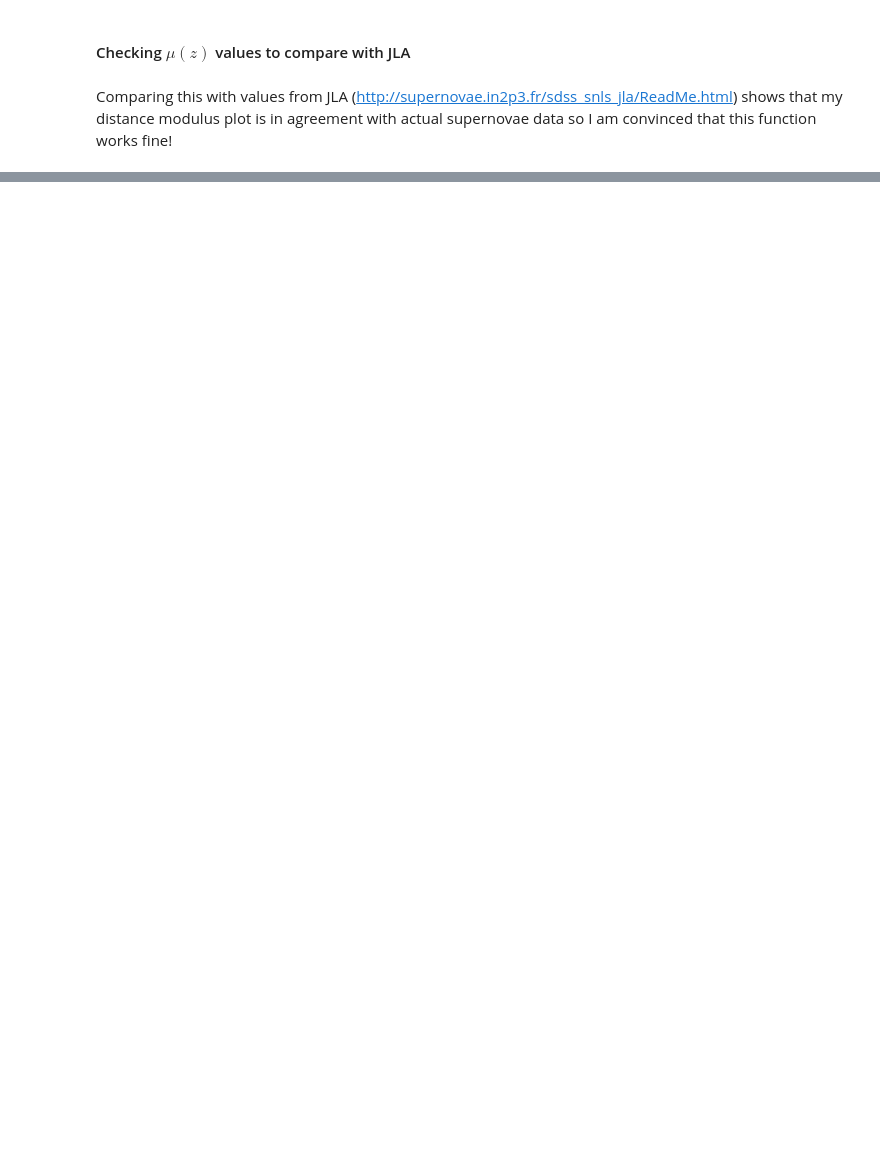
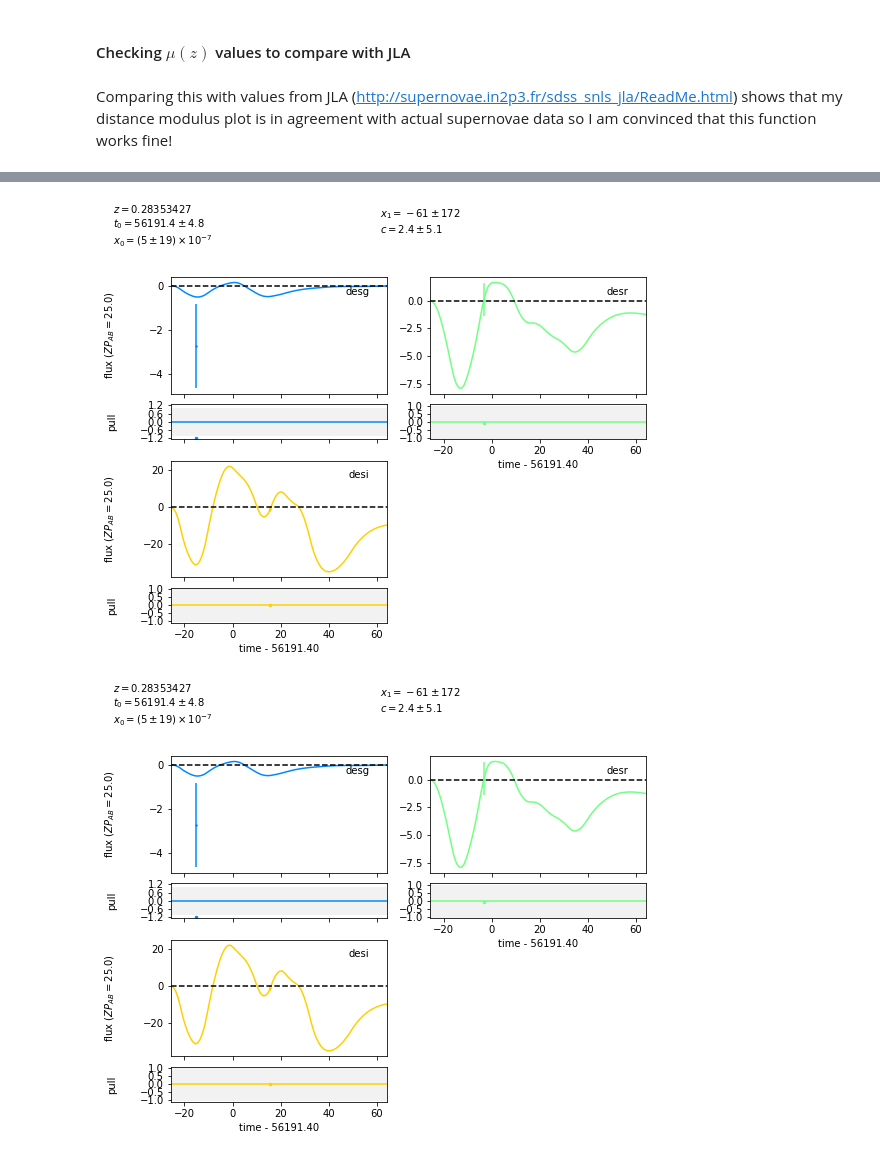
Before and after one commit to Andromedanita/vpec_sn_hack, a Jupyter notebook: Notebooks/sn_cosmo_renee_SNTable_SNe.ipynb, the cells around one changed output, grey strips where cells are left out. Drawn from its saved outputs; the diff is of its cells as text; code cells hidden in the pictures; blank space fills up the shorter version.

Commit message:
sncosmo fit_lc functions now runs with no errors but the results are wrong and errors are way too big

```diff
--- a/Notebooks/sn_cosmo_renee_SNTable_SNe.ipynb
+++ b/Notebooks/sn_cosmo_renee_SNTable_SNe.ipynb
@@ -230,3 +231,5 @@ print ("mu(z=0.4) = ", mu_kosowsky(0.4))
 print ("mu(z=0.6) = ", mu_kosowsky(0.6))
 # %% [markdown]
 Comparing this with values from JLA (http://supernovae.in2p3.fr/sdss_snls_jla/ReadMe.html) shows that my distance modulus plot is in agreement with actual supernovae data so I am convinced that this function works fine!
+# %%
+data1 = lcs
@@ -232,0 +248,18 @@ Comparing this with values from JLA (http://supernovae.in2p3.fr/sdss_snls_jla/Re
+# %%
+x0err = np.zeros(length)
+x1err = np.zeros(length)
+cerr  = np.zeros(length)
+t0err = np.zeros(length)
+counter = []
+
+for w in range(length):
+    try:
+        result, fitted_model = sncosmo.fit_lc(data1[w], model, ['t0', 'x0', 'x1', 'c'], minsnr = 0.01)
+        x0err[w] = result['errors']['x0']
+        x1err[w] = result['errors']['x1']
+        cerr[w]  = result['errors']['c']
+        t0err[w] = result['errors']['t0']
+        counter.append(w)
+    except:
+        print ("number = ", w)
+        pass
@@ -232,0 +346,7 @@ Comparing this with values from JLA (http://supernovae.in2p3.fr/sdss_snls_jla/Re
+# %%
+result, fitted_model = sncosmo.fit_lc(data1[0], model, ['t0', 'x0', 'x1', 'c'], minsnr = 0.5)
+# %%
+sncosmo.plot_lc(data1[200], model=fitted_model, errors=result.errors)
+# %% [output]
+[figure, added]
+[figure, added]
```
Also changed, not shown: parts of 8 cells of this notebook.
